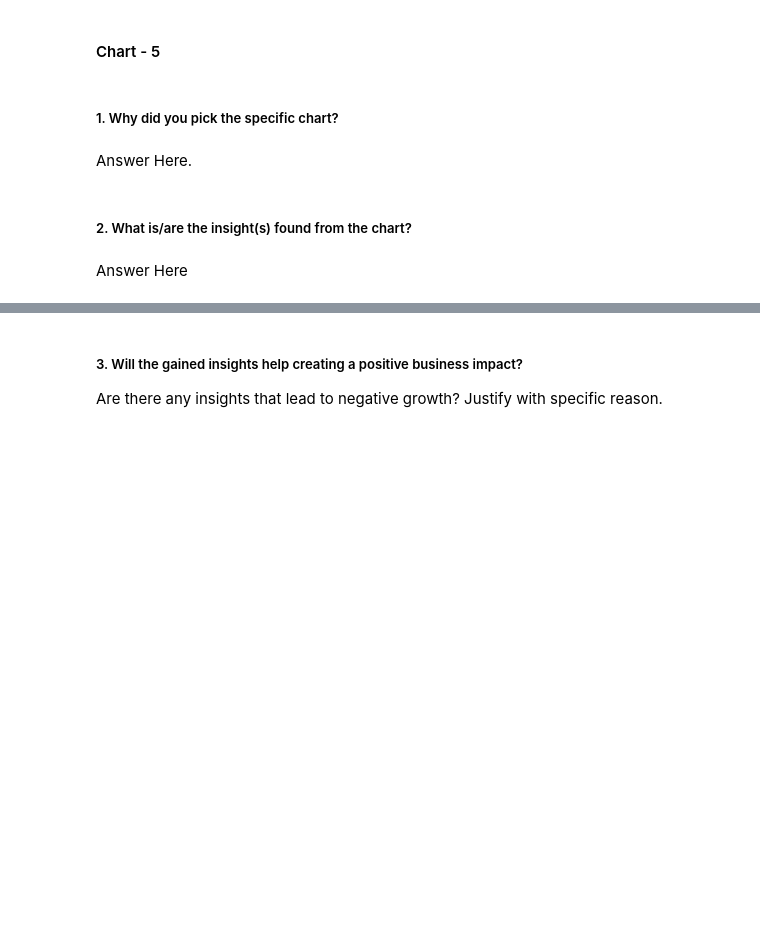
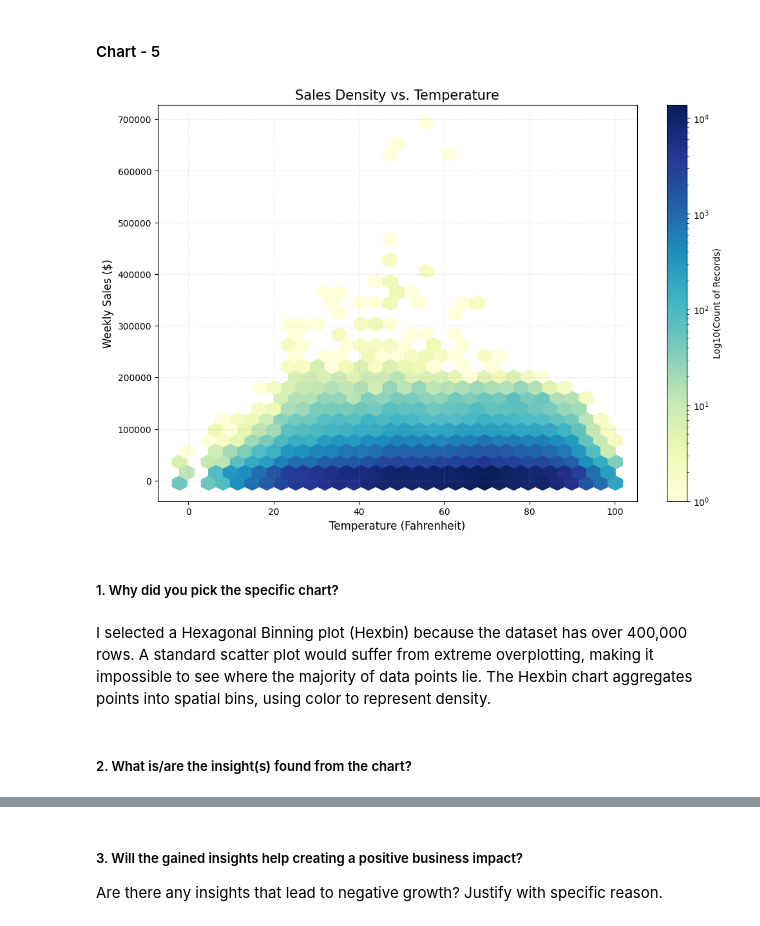
Before and after one commit to amol004/Integrated-Retail-Analytics-for-Store-Optimization-Advanced-Machine-Learning, a Jupyter notebook: Integrated_Retail_Analytics_for_Store_Optimization.ipynb, the cells around one changed output, grey strips where cells are left out. Cells and saved outputs as stored; diff of their text form; code cells hidden in the pictures; blank space fills up the shorter version.

```diff
--- a/Integrated_Retail_Analytics_for_Store_Optimization.ipynb
+++ b/Integrated_Retail_Analytics_for_Store_Optimization.ipynb
@@ -777,8 +775,26 @@ Are there any insights that lead to negative growth? Justify with specific reaso
+# %%
+# Chart - 5: Relationship Density between Temperature and Weekly Sales (Hexbin Plot)
+
+plt.figure(figsize=(12, 8))
+# Using hexbin to handle the large number of data points and show density
+hb = plt.hexbin(retail_data['Temperature'], retail_data['Weekly_Sales'],
+                gridsize=30, cmap='YlGnBu', bins='log', mincnt=1)
+
+# Adding a colorbar to represent the density (log scale)
+cb = plt.colorbar(hb, label='Log10(Count of Records)')
+
+# Formatting the chart
+plt.title('Sales Density vs. Temperature', fontsize=15)
+plt.xlabel('Temperature (Fahrenheit)', fontsize=12)
+plt.ylabel('Weekly Sales ($)', fontsize=12)
+plt.grid(True, linestyle=':', alpha=0.4)
+
+plt.show()
+# %% [output]
+[figure, added]
 # %% [markdown]
 ##### 1. Why did you pick the specific chart?
-# %% [markdown]
-Answer Here.
+# %% [markdown]
+I selected a Hexagonal Binning plot (Hexbin) because the dataset has over 400,000 rows. A standard scatter plot would suffer from extreme overplotting, making it impossible to see where the majority of data points lie. The Hexbin chart aggregates points into spatial bins, using color to represent density.
 # %% [markdown]
 ##### 2. What is/are the insight(s) found from the chart?
-# %% [markdown]
-Answer Here
```
Also changed, not shown: parts of 4 cells of this notebook.
